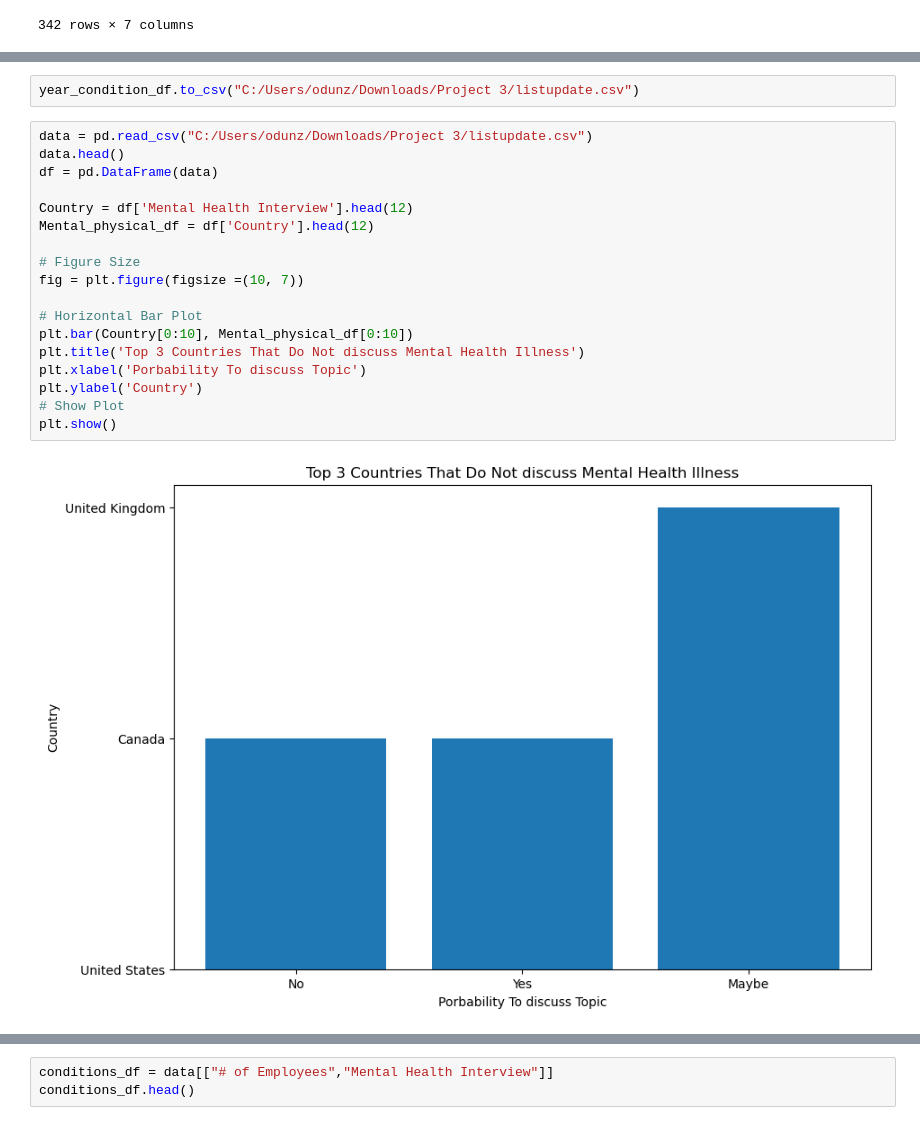
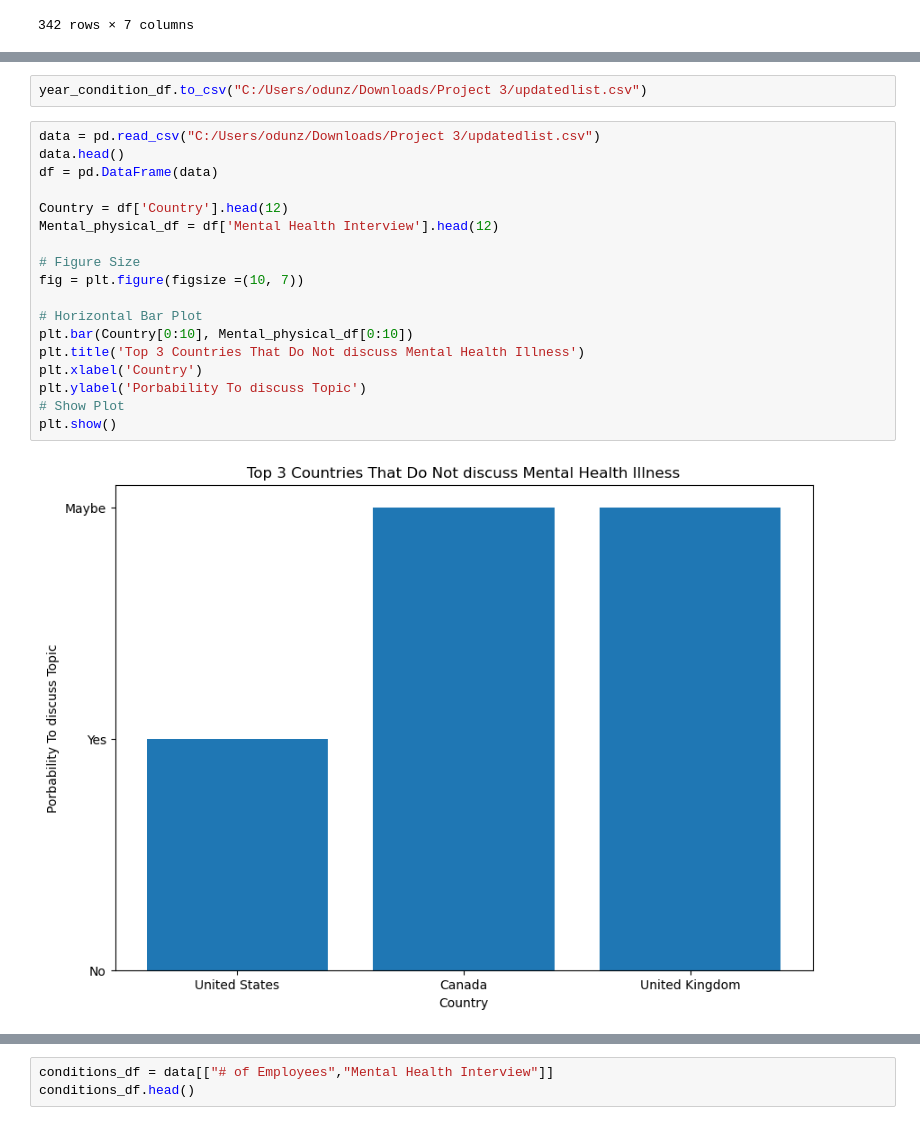
Before and after one commit to stephanieesamperio/Project3, a Jupyter notebook: Project_3.ipynb, the cells around one changed output, grey strips where cells are left out. Cells and saved outputs as stored; diff of their text form.

```diff
--- a/Project_3.ipynb
+++ b/Project_3.ipynb
@@ -207,23 +322,23 @@ year_condition_df.loc[(year_condition_df['# of Employees']=="More than 1000")|(y
 # %%
-year_condition_df.to_csv("C:/Users/odunz/Downloads/Project 3/listupdate.csv")
+year_condition_df.to_csv("C:/Users/odunz/Downloads/Project 3/updatedlist.csv")
 # %%
-data = pd.read_csv("C:/Users/odunz/Downloads/Project 3/listupdate.csv")
+data = pd.read_csv("C:/Users/odunz/Downloads/Project 3/updatedlist.csv")
 data.head()
 df = pd.DataFrame(data)
 
-Country = df['Mental Health Interview'].head(12)
-Mental_physical_df = df['Country'].head(12)
+Country = df['Country'].head(12)
+Mental_physical_df = df['Mental Health Interview'].head(12)
 
 # Figure Size
 fig = plt.figure(figsize =(10, 7))
 
 # Horizontal Bar Plot
 plt.bar(Country[0:10], Mental_physical_df[0:10])
 plt.title('Top 3 Countries That Do Not discuss Mental Health Illness')
-plt.xlabel('Porbability To discuss Topic')
-plt.ylabel('Country')
+plt.xlabel('Country')
+plt.ylabel('Porbability To discuss Topic')
 # Show Plot
 plt.show()
 # %% [output]
-[figure, old version]
+[figure, new version]
 # %%
```
Also changed, not shown: parts of 25 cells of this notebook.
